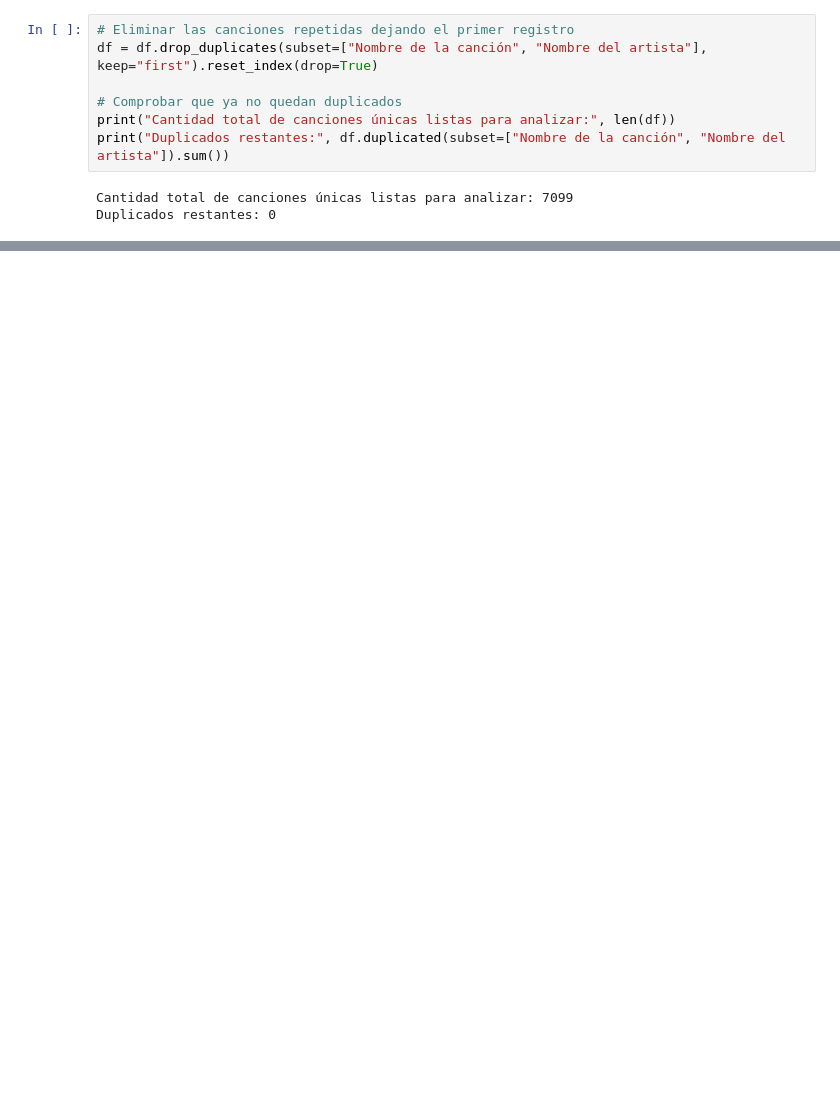
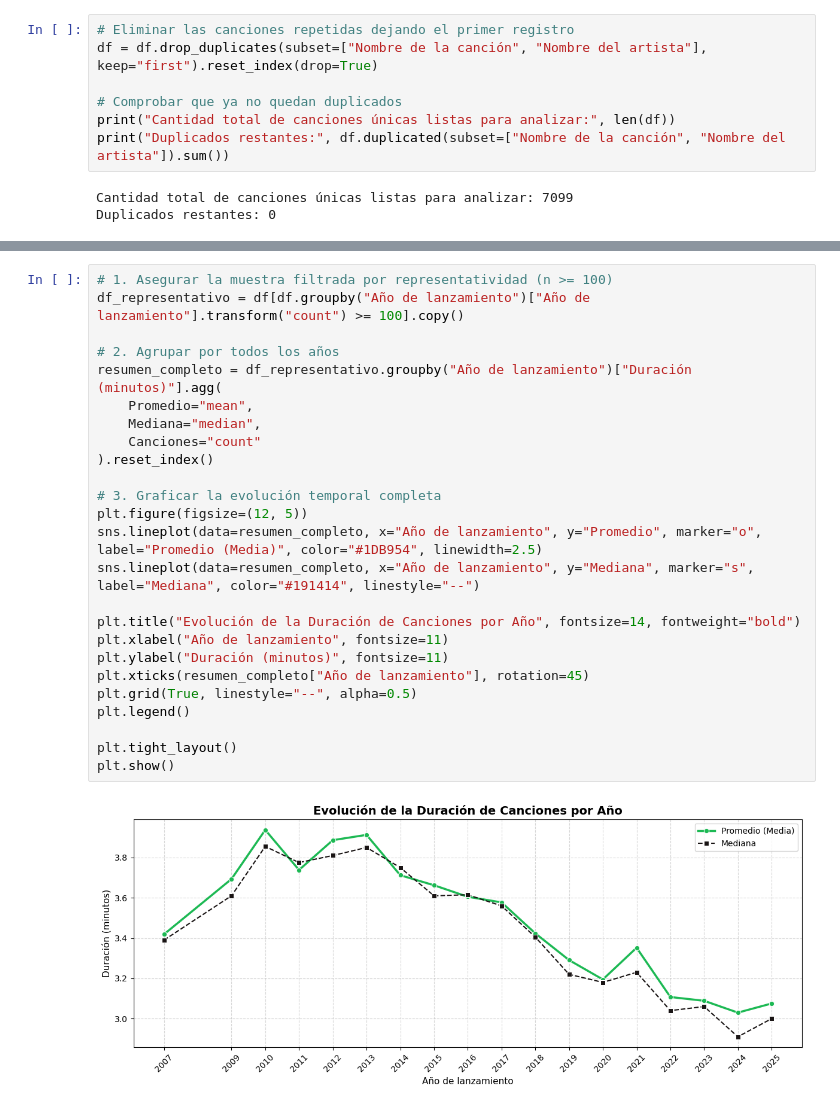
Before and after one commit to OjedaRocio/TP-Grupal-Laboratorio-2C-2026, a Jupyter notebook: TP_Grupal.ipynb, the cells around one changed output, grey strips where cells are left out. Cells and saved outputs as stored; diff of their text form; blank space fills up the shorter version.

Commit message:
Complete contexto, transformaciones, y avances de agrupamiento.

```diff
--- a/TP_Grupal.ipynb
+++ b/TP_Grupal.ipynb
@@ -438,0 +566,27 @@ Duplicados restantes: 0
+# %%
+# 1. Asegurar la muestra filtrada por representatividad (n >= 100)
+df_representativo = df[df.groupby("Año de lanzamiento")["Año de lanzamiento"].transform("count") >= 100].copy()
+
+# 2. Agrupar por todos los años
+resumen_completo = df_representativo.groupby("Año de lanzamiento")["Duración (minutos)"].agg(
+    Promedio="mean",
+    Mediana="median",
+    Canciones="count"
+).reset_index()
+
+# 3. Graficar la evolución temporal completa
+plt.figure(figsize=(12, 5))
+sns.lineplot(data=resumen_completo, x="Año de lanzamiento", y="Promedio", marker="o", label="Promedio (Media)", color="#1DB954", linewidth=2.5)
+sns.lineplot(data=resumen_completo, x="Año de lanzamiento", y="Mediana", marker="s", label="Mediana", color="#191414", linestyle="--")
+
+plt.title("Evolución de la Duración de Canciones por Año", fontsize=14, fontweight="bold")
+plt.xlabel("Año de lanzamiento", fontsize=11)
+plt.ylabel("Duración (minutos)", fontsize=11)
+plt.xticks(resumen_completo["Año de lanzamiento"], rotation=45)
+plt.grid(True, linestyle="--", alpha=0.5)
+plt.legend()
+
+plt.tight_layout()
+plt.show()
+# %% [output]
+[figure, added]
```
Also changed, not shown: parts of 15 cells of this notebook.
